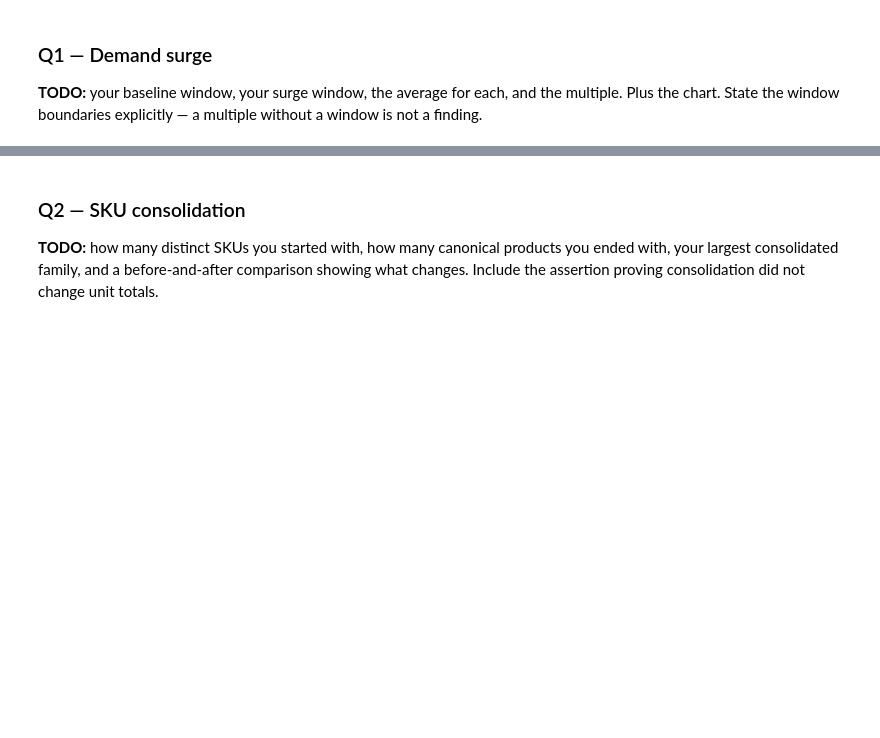
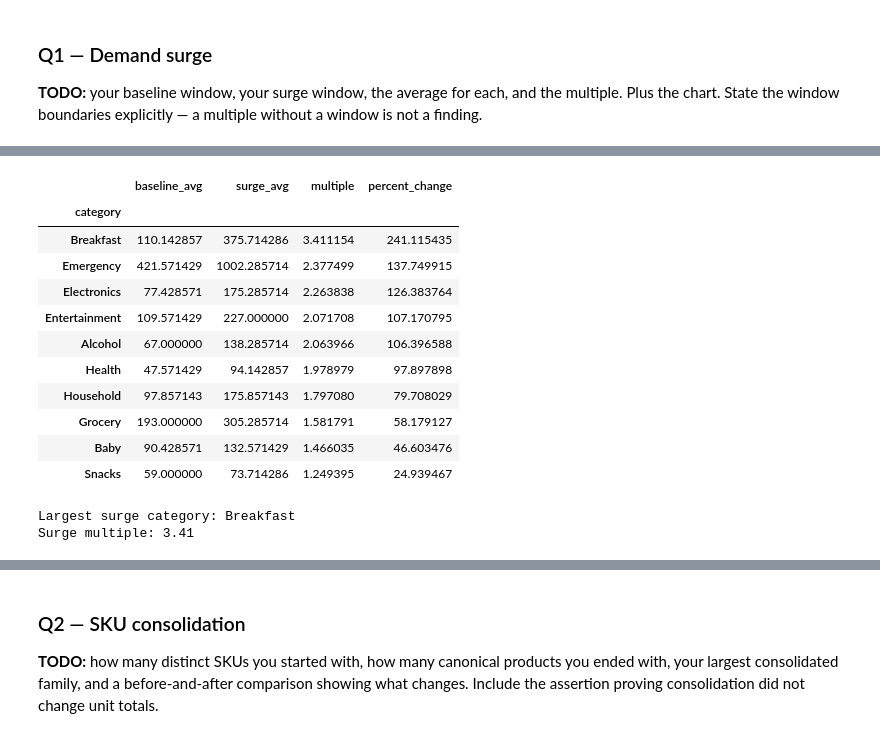
Before and after one commit to ciara-graves/walmart-hurricane-project, a Jupyter notebook: notebooks/2026_10_30_—_Midterm_Progress_—_Lab.ipynb, the cells around one changed output, grey strips where cells are left out. Drawn from its saved outputs; the diff is of its cells as text; code cells hidden in the pictures; blank space fills up the shorter version.

```diff
--- a/notebooks/2026_10_30_—_Midterm_Progress_—_Lab.ipynb
+++ b/notebooks/2026_10_30_—_Midterm_Progress_—_Lab.ipynb
@@ -22,0 +59,73 @@ Presentations are Monday. If a question is not working, this is the last checkpo
+# %%
+# TODO: the numbers
+# We need baseline, surge
+
+# Q1: Demand surge analysis
+
+q1 = transactions_clean.copy()
+
+q1['date'] = pd.to_datetime(q1['timestamp']).dt.normalize()
+
+baseline_start = pd.Timestamp('2024-09-12')
+baseline_end = pd.Timestamp('2024-09-18')
+
+surge_start = pd.Timestamp('2024-09-19')
+surge_end = pd.Timestamp('2024-09-25')
+
+baseline = q1[
+    q1['date'].between(baseline_start, baseline_end)
+]
+
+surge = q1[
+    q1['date'].between(surge_start, surge_end)
+]
+
+# Average daily net units by category
+baseline_avg = (
+    baseline.groupby('category')['quantity'].sum() / 7
+)
+
+surge_avg = (
+    surge.groupby('category')['quantity'].sum() / 7
+)
+
+q1_results = pd.DataFrame({
+    'baseline_avg': baseline_avg,
+    'surge_avg': surge_avg
+}).fillna(0)
+
+q1_results['multiple'] = (
+    q1_results['surge_avg'] /
+    q1_results['baseline_avg'].replace(0, np.nan)
+)
+
+q1_results['percent_change'] = (
+    (q1_results['multiple'] - 1) * 100
+)
+
+q1_results = q1_results.sort_values(
+    'multiple', ascending=False
+)
+
+display(q1_results)
+
+top_category = q1_results['multiple'].idxmax()
+top_multiple = q1_results.loc[top_category, 'multiple']
+
+print("Largest surge category:", top_category)
+print("Surge multiple:", round(top_multiple, 2))
+# %% [output]
+|  | baseline_avg | surge_avg | multiple | percent_change |
+| category |  |  |  |  |
+| Breakfast | 110.142857 | 375.714286 | 3.411154 | 241.115435 |
+| Emergency | 421.571429 | 1002.285714 | 2.377499 | 137.749915 |
+| Electronics | 77.428571 | 175.285714 | 2.263838 | 126.383764 |
+| Entertainment | 109.571429 | 227.000000 | 2.071708 | 107.170795 |
+| Alcohol | 67.000000 | 138.285714 | 2.063966 | 106.396588 |
+| Health | 47.571429 | 94.142857 | 1.978979 | 97.897898 |
+| Household | 97.857143 | 175.857143 | 1.797080 | 79.708029 |
+| Grocery | 193.000000 | 305.285714 | 1.581791 | 58.179127 |
+| Baby | 90.428571 | 132.571429 | 1.466035 | 46.603476 |
+| Snacks | 59.000000 | 73.714286 | 1.249395 | 24.939467 |
+Largest surge category: Breakfast
+Surge multiple: 3.41
```
Also changed, not shown: parts of 22 cells of this notebook.
